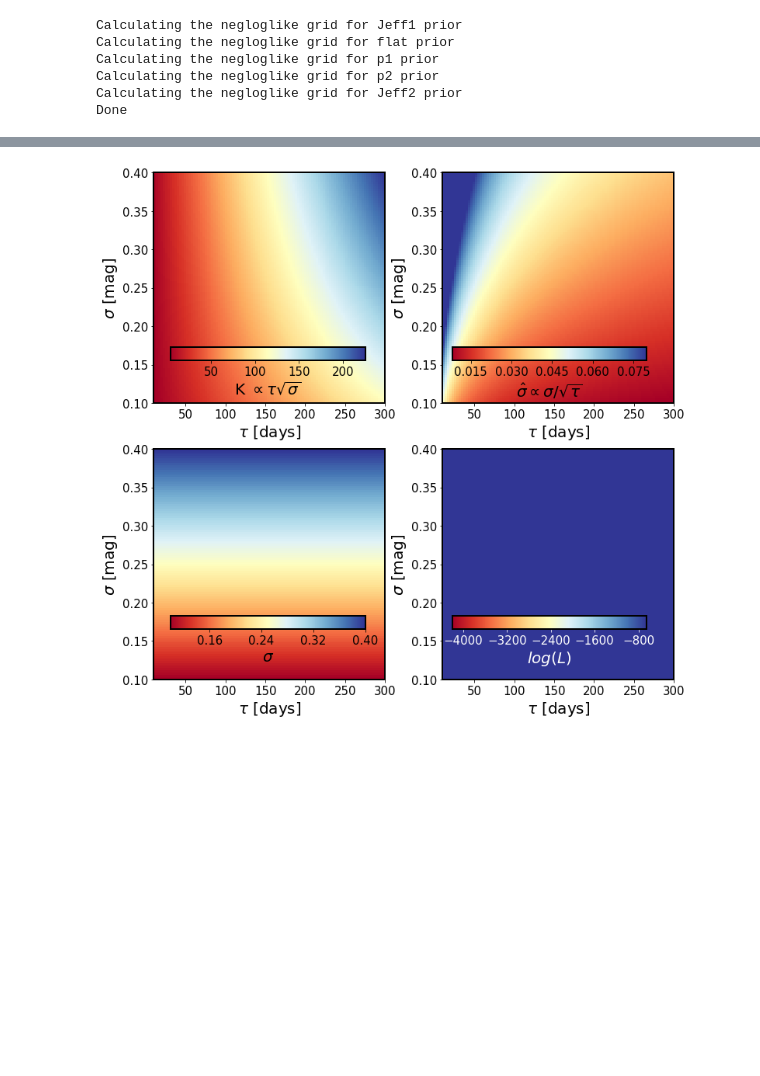
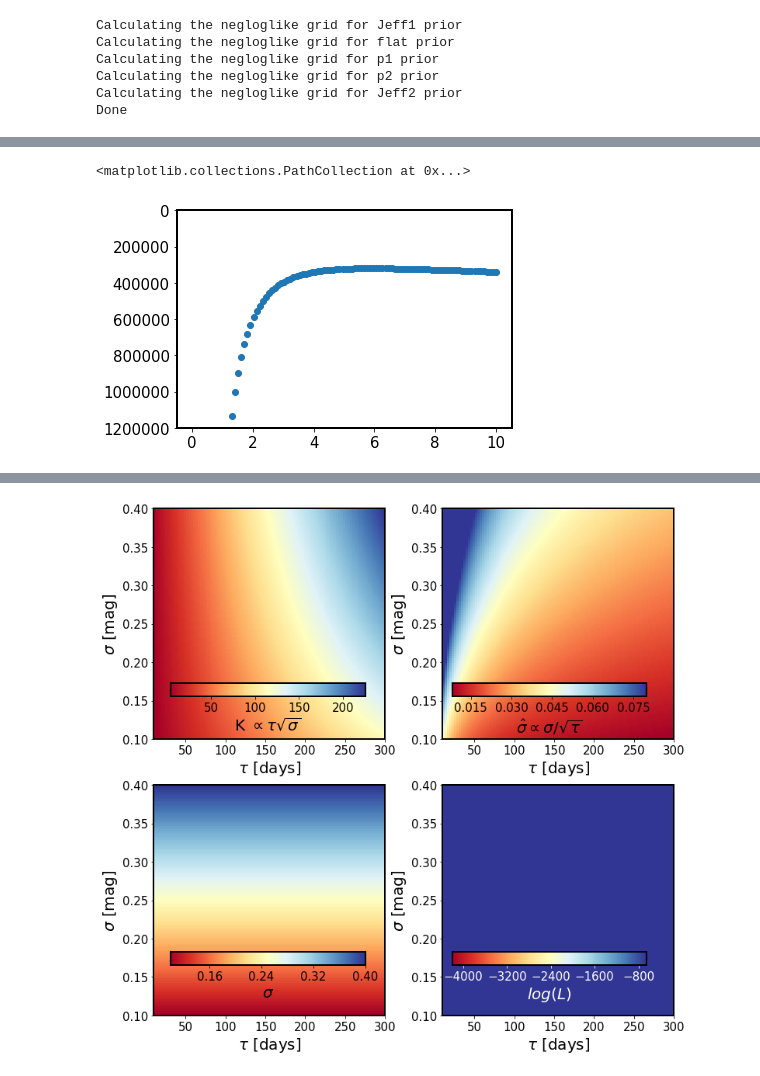
Before and after one commit to suberlak/DRW_Celerite, a Jupyter notebook: code/DRW_log_likelihood.ipynb, the cells around one changed output, grey strips where cells are left out. Cells and saved outputs as stored; diff of their text form; code cells hidden in the pictures; blank space fills up the shorter version.

Commit message:
added the Gaussian test

```diff
--- a/code/DRW_log_likelihood.ipynb
+++ b/code/DRW_log_likelihood.ipynb
@@ -263,0 +364,8 @@ Done
+# %%
+# Calculate by-hand Gaussian log-likelihood on a  similar grid...
+# sample : drawn from a normal distribution
+# with mu=0, and sigma = 1 ...
+
+# simulate the draws from  a normal distribution ...
+N_pts = 400
+y = np.random.normal(loc=0, scale = 1, size=N_pts)
@@ -263,0 +475,7 @@ Done
+# %%
+# print a marginalized version ...
+plt.ylim(12e5)
+plt.scatter(sigma_grid, np.sum(x, axis=0))
+# %% [output]
+<matplotlib.collections.PathCollection at 0x...>
+[figure, added]
```
Also changed, not shown: parts of 38 cells of this notebook.
